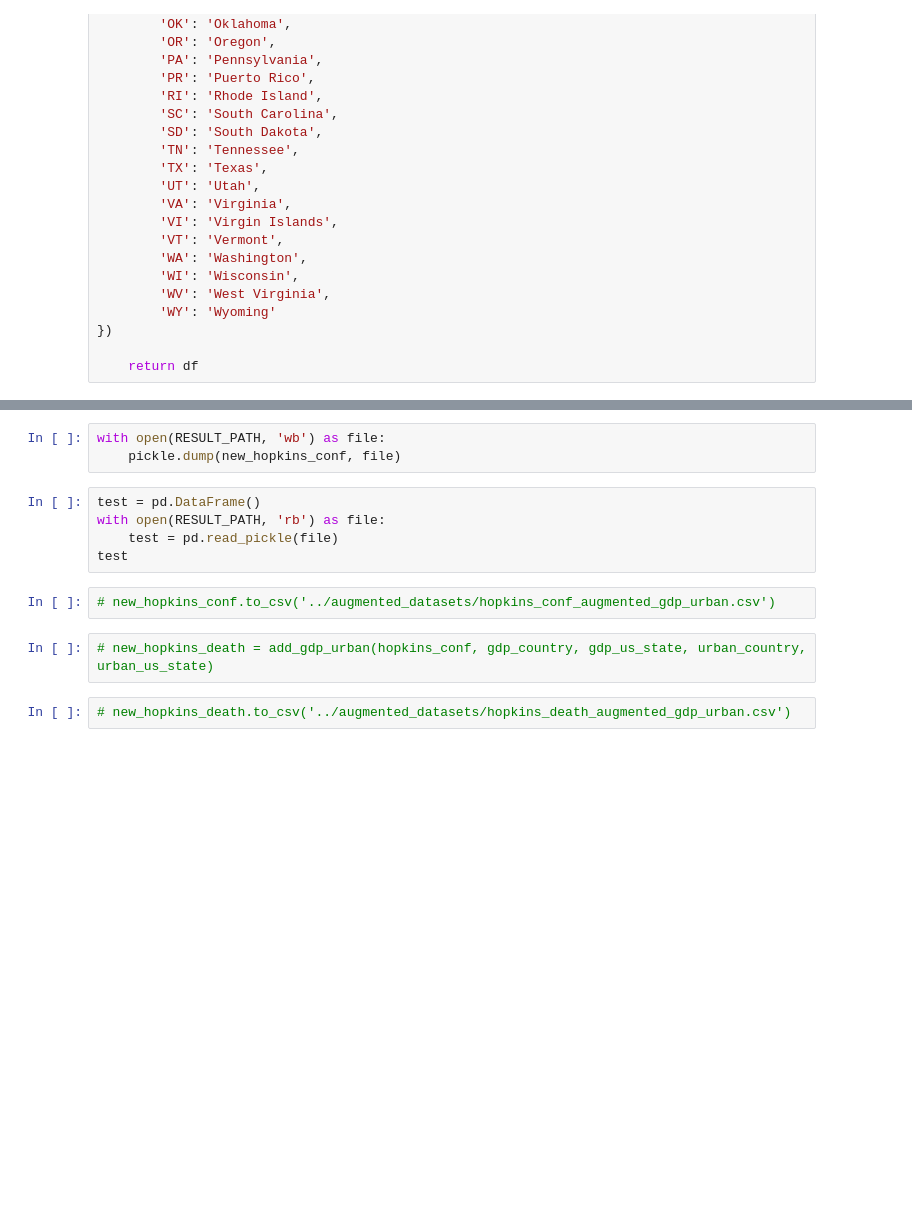
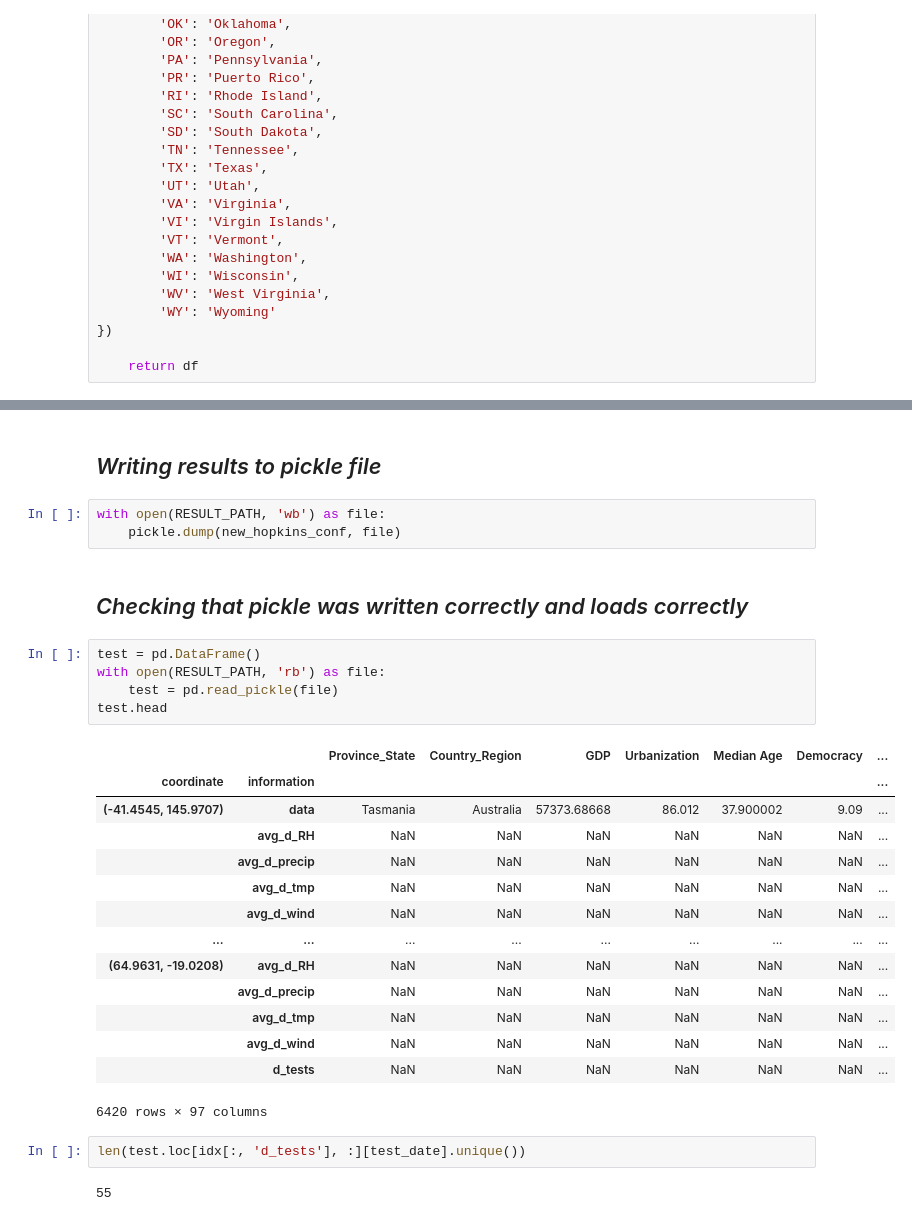
Before and after one commit to hopl1t/covid19, a Jupyter notebook: notebooks/add_gdp_urban_tests_to_pickle_1504.ipynb, the cells around one changed output, grey strips where cells are left out. Cells and saved outputs as stored; diff of their text form; blank space fills up the shorter version.

```diff
--- a/notebooks/add_gdp_urban_tests_to_pickle_1504.ipynb
+++ b/notebooks/add_gdp_urban_tests_to_pickle_1504.ipynb
@@ -700,14 +663,31 @@ check.head(20)
+# %% [markdown]
+## _Writing results to pickle file_
 # %%
 with open(RESULT_PATH, 'wb') as file:
     pickle.dump(new_hopkins_conf, file)
+# %% [markdown]
+## _Checking that pickle was written correctly and loads correctly_
 # %%
 test = pd.DataFrame()
 with open(RESULT_PATH, 'rb') as file:
     test = pd.read_pickle(file)
-test
+test.head
+# %% [output]
+|  |  | Province_State | Country_Region | GDP | Urbanization | Median Age | Democracy | ... |
+| coordinate | information |  |  |  |  |  |  | ... |
+| (-41.4545, 145.9707) | data | Tasmania | Australia | 57373.68668 | 86.012 | 37.900002 | 9.09 | ... |
+|  | avg_d_RH | NaN | NaN | NaN | NaN | NaN | NaN | ... |
+|  | avg_d_precip | NaN | NaN | NaN | NaN | NaN | NaN | ... |
+|  | avg_d_tmp | NaN | NaN | NaN | NaN | NaN | NaN | ... |
+|  | avg_d_wind | NaN | NaN | NaN | NaN | NaN | NaN | ... |
+| ... | ... | ... | ... | ... | ... | ... | ... | ... |
+| (64.9631, -19.0208) | avg_d_RH | NaN | NaN | NaN | NaN | NaN | NaN | ... |
+|  | avg_d_precip | NaN | NaN | NaN | NaN | NaN | NaN | ... |
+|  | avg_d_tmp | NaN | NaN | NaN | NaN | NaN | NaN | ... |
+|  | avg_d_wind | NaN | NaN | NaN | NaN | NaN | NaN | ... |
+|  | d_tests | NaN | NaN | NaN | NaN | NaN | NaN | ... |
+6420 rows × 97 columns
-# %%
-# new_hopkins_conf.to_csv('../augmented_datasets/hopkins_conf_augmented_gdp_urban.csv')
-# %%
-# new_hopkins_death = add_gdp_urban(hopkins_conf, gdp_country, gdp_us_state, urban_country, urban_us_state)
-# %%
-# new_hopkins_death.to_csv('../augmented_datasets/hopkins_death_augmented_gdp_urban.csv')
+# %%
+len(test.loc[idx[:, 'd_tests'], :][test_date].unique())
+# %% [output]
+55
```
Also changed, not shown: parts of 73 cells of this notebook, 1 other file.
